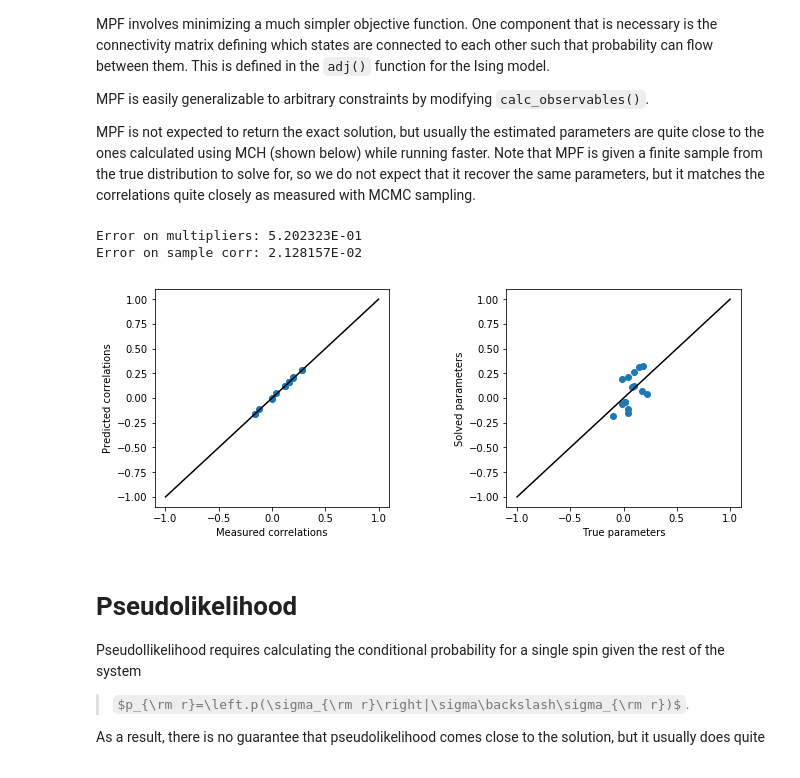
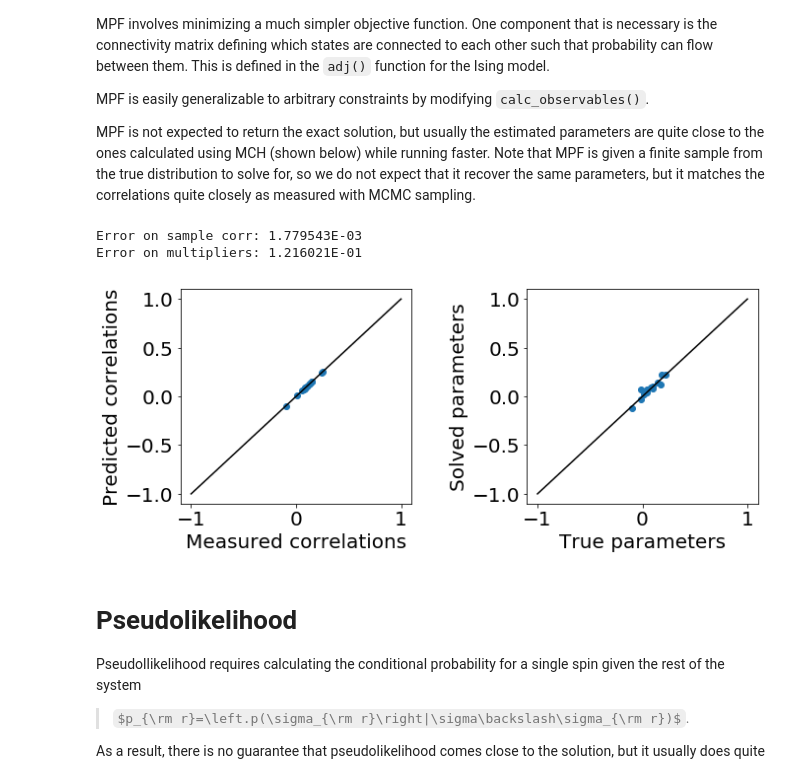
Before and after one commit to eltrompetero/coniii, a Jupyter notebook: ipynb/usage_guide.ipynb, the cells around one changed output. Drawn from its saved outputs; the diff is of its cells as text; code cells hidden in the pictures; some formulas as TeX source.

```diff
--- a/ipynb/usage_guide.ipynb
+++ b/ipynb/usage_guide.ipynb
@@ -54,9 +60,6 @@ We define the model by choosing some random fields and couplings and sampling fr
 from coniii import *
 # Import file containing full equations for solving the n=5 system.
 from coniii.ising_eqn import ising_eqn_5_sym
-
-# Define common functions.
-calc_e, calc_observables, mchApproximation = define_ising_helper_functions()
 
 # Generate example data set.
 n = 5  # system size
@@ -69,17 +72,21 @@ sisjTrue = ising_eqn_5_sym.calc_observables(hJ)  # exact means and pairwise corr
 
 allstates = bin_states(n, True)  # all 2^n possible binary states in {-1,1} basis
 sample = allstates[np.random.choice(range(2**n),
-                                    size=100,
+                                    size=1000,
                                     replace=True,
                                     p=p)]  # random sample from p(s)
 sisj = pair_corr(sample, concat=True)  # means and pairwise correlations
 
-# Useful functions for measuring success fitting procedure.
+# Define useful functions for measuring success fitting procedure.
 def error_on_correlations(estSisj):
     return np.linalg.norm( sisj - estSisj )
 
 def error_on_multipliers(estMultipliers):
     return np.linalg.norm( hJ - estMultipliers )
+
+def summarize(solver):
+    print("Error on sample corr: %E"%error_on_correlations(solver.model.calc_observables(solver.multipliers)))
+    print("Error on multipliers: %E"%error_on_multipliers(solver.multipliers))
 # %% [markdown]
 # Enumeration
 
@@ -149,36 +137,28 @@ MPF involves minimizing a much simpler objective function. One component that is
 MPF is easily generalizable to arbitrary constraints by modifying `calc_observables()`.
 
 MPF is not expected to return the exact solution, but usually the estimated parameters are quite close to the ones calculated using MCH (shown below) while running faster. Note that MPF is given a finite sample from the true distribution to solve for, so we do not expect that it recover the same parameters, but it matches the correlations quite closely as measured with MCMC sampling.
-# %%
-# Declare and call solver.
-# adj() was imported from coniii.utils at the beginning. It is a function for finding all
-# the neighbors of a given state and is necessary for the MPF algorithm (called g_ij in
-# Sohl-Dickstein 2011).
-solver = MPF(n,
-             calc_observables=calc_observables,
-             adj=adj)
-estMultipliers = solver.solve(sample)
-
-print("Error on multipliers: %E"%error_on_multipliers(estMultipliers))
-print("Error on sample corr: %E"%error_on_correlations(
-                        ising_eqn_5_sym.calc_observables(estMultipliers)))
-# %% [output]
-Error on multipliers: 5.202323E-01
-Error on sample corr: 2.128157E-02
+# %%
+# Declare and call solver.
+solver = MPF(sample)
+solver.solve()
+summarize(solver)
+# %% [output]
+Error on sample corr: 1.779543E-03
+Error on multipliers: 1.216021E-01
 # %%
 # Plot comparison of model results with the data.
 fig,ax = plt.subplots(figsize=(10.5,4), ncols=2)
-ax[0].plot(sisj, ising_eqn_5_sym.calc_observables(estMultipliers), 'o')
+ax[0].plot(sisj, solver.model.calc_observables(solver.multipliers), 'o')
 ax[0].plot([-1,1], [-1,1], 'k-')
 ax[0].set(xlabel='Measured correlations', ylabel='Predicted correlations')
 
-ax[1].plot(hJ, estMultipliers, 'o')
+ax[1].plot(hJ, solver.multipliers, 'o')
 ax[1].plot([-1,1], [-1,1], 'k-')
 ax[1].set(xlabel='True parameters', ylabel='Solved parameters')
 
 fig.subplots_adjust(wspace=.5)
 # %% [output]
-[figure, old version]
+[figure, new version]
 # %% [markdown]
 # Pseudolikelihood
 Pseudollikelihood requires calculating the conditional probability for a single spin given the rest of the system
```
Also changed, not shown: parts of 27 cells of this notebook, 6 other files.
